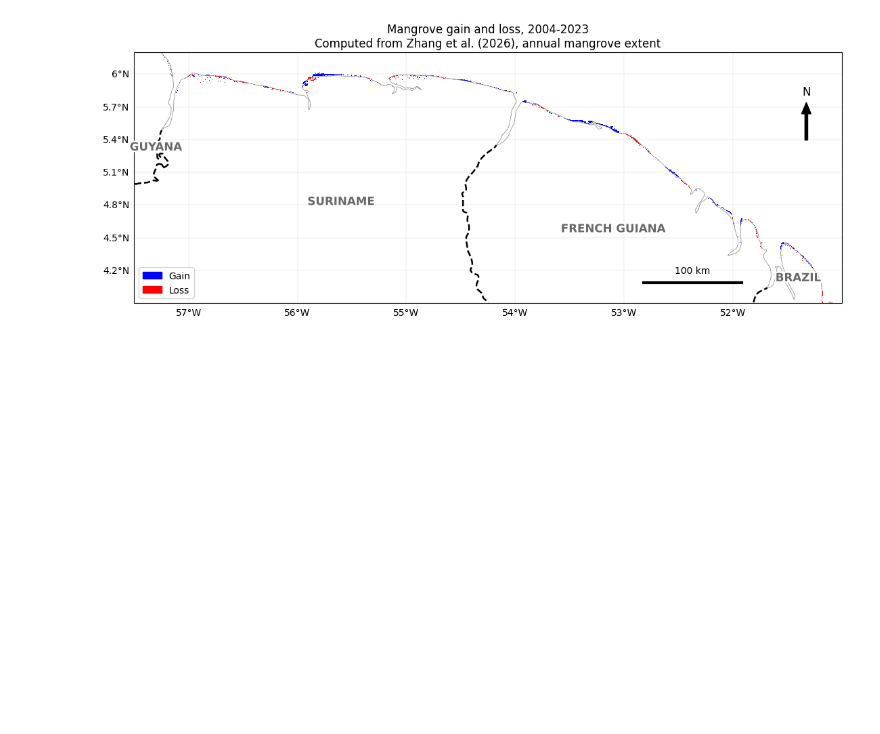
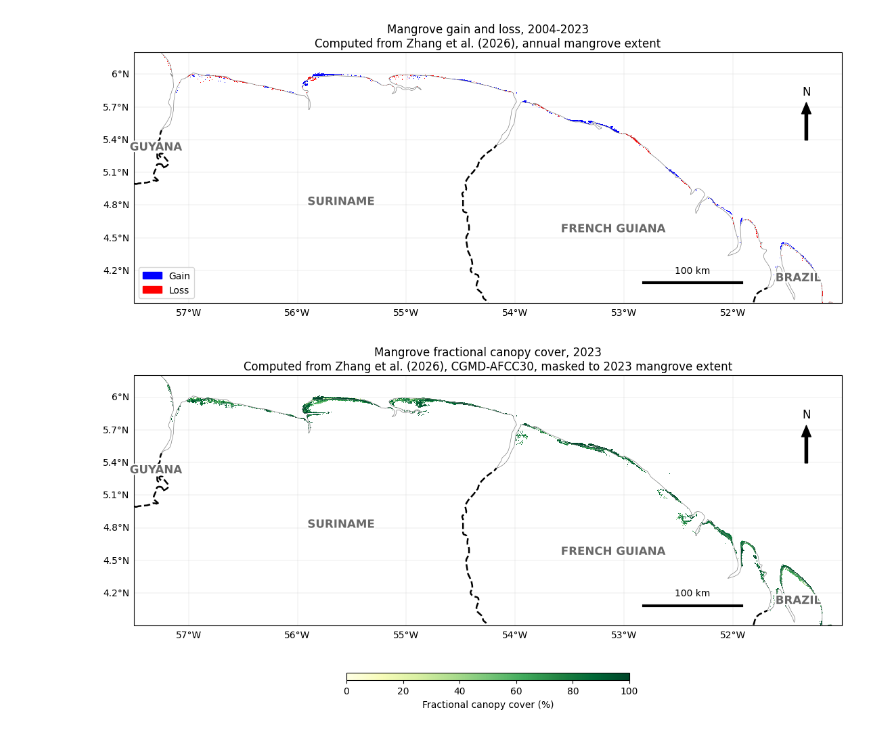
Before and after one commit to L1laBan3/Suriname-Mangrove-Project, a Jupyter notebook: InitialPlots.ipynb, the cells around one changed output. Drawn from its saved outputs; the diff is of its cells as text; code cells hidden in the pictures; blank space fills up the shorter version.

Commit message:
Plots

```diff
--- a/InitialPlots.ipynb
+++ b/InitialPlots.ipynb
@@ -445,3 +445,26 @@ for period in CHANGE_FILES:
 # %% [output]
 [figure]
 [figure]
+# %%
+FCC_FILE = "suriname_fguiana_mangrove_fcc_2023.tif"
+
+# Zhang et al. (2026) fractional canopy cover, CGMD-AFCC30, masked to 2023 mangrove extent
+fcc, fcc_extent = read_window(FCC_FILE)
+fcc[(fcc <= 0) | (fcc > 100)] = np.nan   # blank out no-data and anything outside 0-100%
+
+fig, ax = plt.subplots(
+    figsize=(11, 5.5), layout="constrained",
+    subplot_kw={"projection": ccrs.PlateCarree()})
+
+im = ax.imshow(fcc, extent=fcc_extent, origin="upper", cmap="YlGn", vmin=0, vmax=100,
+               transform=ccrs.PlateCarree(), interpolation="nearest")
+ax.set_title("Mangrove fractional canopy cover, 2023\n"
+             "Computed from Zhang et al. (2026), CGMD-AFCC30, masked to 2023 mangrove extent")
+fig.colorbar(im, ax=ax, orientation="horizontal", shrink=0.4, aspect=40,
+             pad=0.1, label="Fractional canopy cover (%)")
+style_map(ax)
+
+fig.savefig("mangrove_canopy_cover_2023.png", dpi=200, bbox_inches="tight")
+plt.show()
+# %% [output]
+[figure, added]
```
Also changed, not shown: parts of 1 cell of this notebook, 3 other files.
